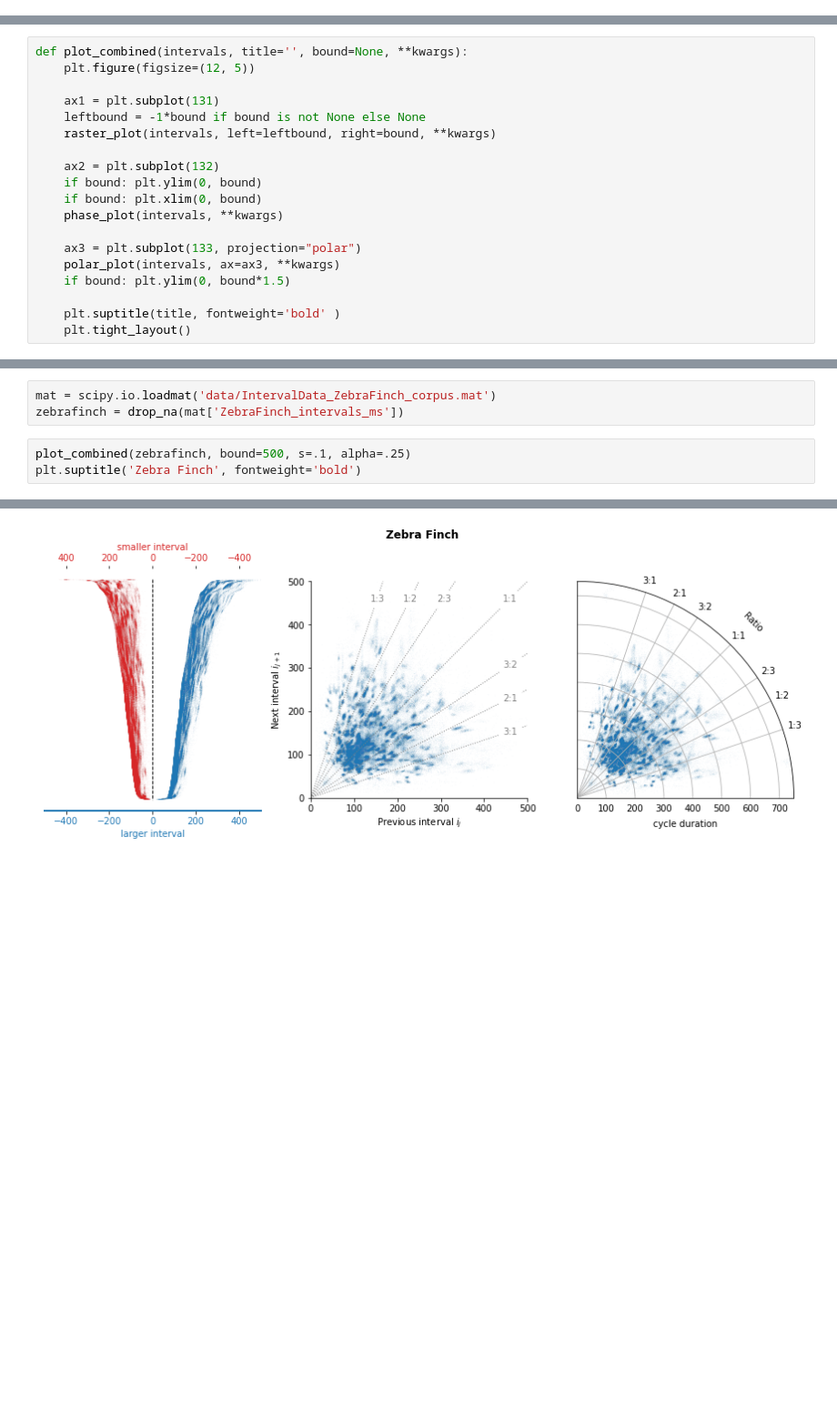
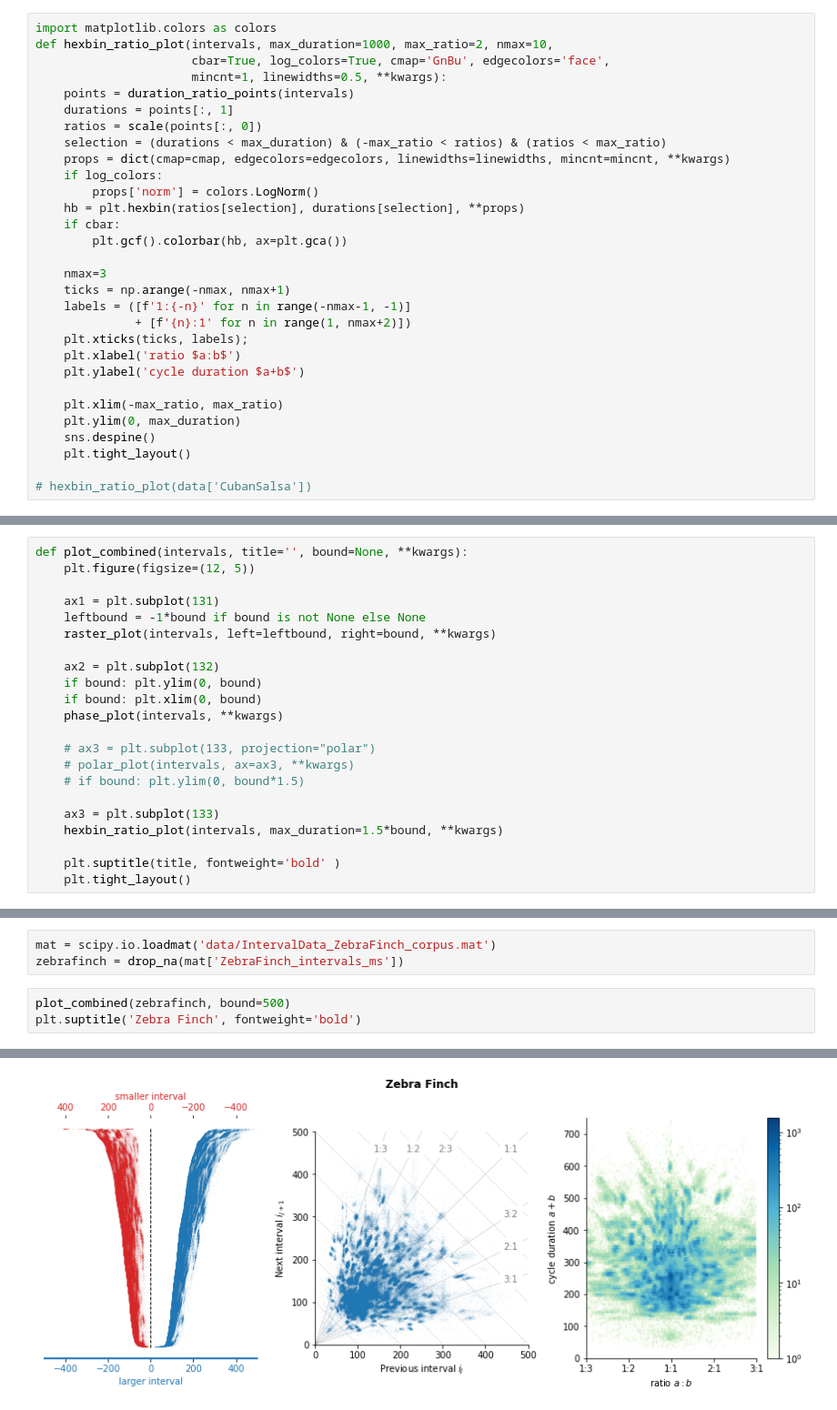
Before and after one commit to bacor/notebooks, a Jupyter notebook: 2020-09-22-raster-plots/plotting-rhythms.ipynb, the cells around one changed output, grey strips where cells are left out. Shown at 91% size. Saved outputs shown, nothing was run; the diff lists cells and outputs as text; blank space fills up the shorter version.

Commit message:
add ratio plots

```diff
--- a/2020-09-22-raster-plots/plotting-rhythms.ipynb
+++ b/2020-09-22-raster-plots/plotting-rhythms.ipynb
@@ -300,0 +424,30 @@ plt.tight_layout()
+# %%
+import matplotlib.colors as colors
+def hexbin_ratio_plot(intervals, max_duration=1000, max_ratio=2, nmax=10,
+                      cbar=True, log_colors=True, cmap='GnBu', edgecolors='face',
+                      mincnt=1, linewidths=0.5, **kwargs):
+    points = duration_ratio_points(intervals)
+    durations = points[:, 1]
+    ratios = scale(points[:, 0])
+    selection = (durations < max_duration) & (-max_ratio < ratios) & (ratios < max_ratio)
+    props = dict(cmap=cmap, edgecolors=edgecolors, linewidths=linewidths, mincnt=mincnt, **kwargs)
+    if log_colors:
+        props['norm'] = colors.LogNorm()
+    hb = plt.hexbin(ratios[selection], durations[selection], **props)
+    if cbar:
+        plt.gcf().colorbar(hb, ax=plt.gca())
+
+    nmax=3
+    ticks = np.arange(-nmax, nmax+1)
+    labels = ([f'1:{-n}' for n in range(-nmax-1, -1)]
+              + [f'{n}:1' for n in range(1, nmax+2)])
+    plt.xticks(ticks, labels);
+    plt.xlabel('ratio $a:b$')
+    plt.ylabel('cycle duration $a+b$')
+
+    plt.xlim(-max_ratio, max_ratio)
+    plt.ylim(0, max_duration)
+    sns.despine()
+    plt.tight_layout()
+
+# hexbin_ratio_plot(data['CubanSalsa'])
@@ -313,9 +487,12 @@ def plot_combined(intervals, title='', bound=None, **kwargs):
     if bound: plt.xlim(0, bound)
     phase_plot(intervals, **kwargs)
 
-    ax3 = plt.subplot(133, projection="polar")
-    polar_plot(intervals, ax=ax3, **kwargs)
-    if bound: plt.ylim(0, bound*1.5)
+    # ax3 = plt.subplot(133, projection="polar")
+    # polar_plot(intervals, ax=ax3, **kwargs)
+    # if bound: plt.ylim(0, bound*1.5)
+
+    ax3 = plt.subplot(133)
+    hexbin_ratio_plot(intervals, max_duration=1.5*bound, **kwargs)
 
     plt.suptitle(title, fontweight='bold' )
     plt.tight_layout()
@@ -374,8 +551,8 @@ Text(0.5, 0.98, 'Thrush Nightingale: Same Syllable Epochs')
 mat = scipy.io.loadmat('data/IntervalData_ZebraFinch_corpus.mat')
 zebrafinch = drop_na(mat['ZebraFinch_intervals_ms'])
 # %%
-plot_combined(zebrafinch, bound=500, s=.1, alpha=.25)
+plot_combined(zebrafinch, bound=500)
 plt.suptitle('Zebra Finch', fontweight='bold')
 # %% [output]
 Text(0.5, 0.98, 'Zebra Finch')
-[figure, old version]
+[figure, new version]
```
Also changed, not shown: parts of 26 cells of this notebook.
